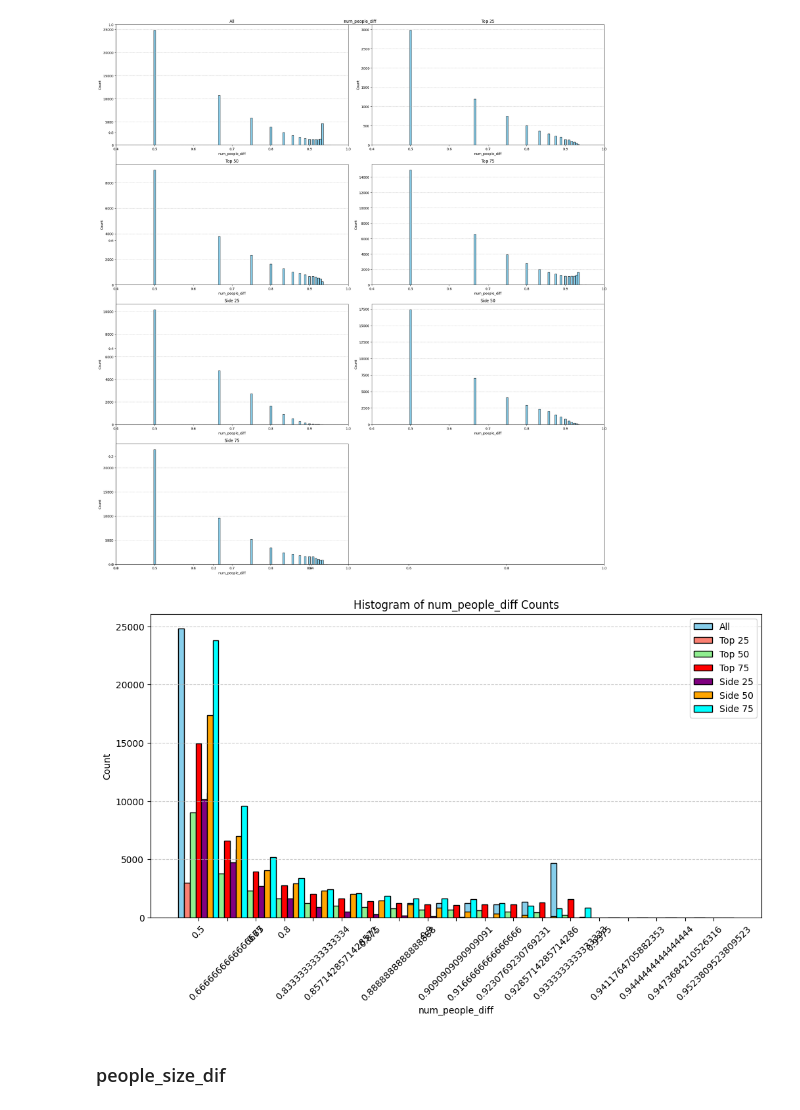
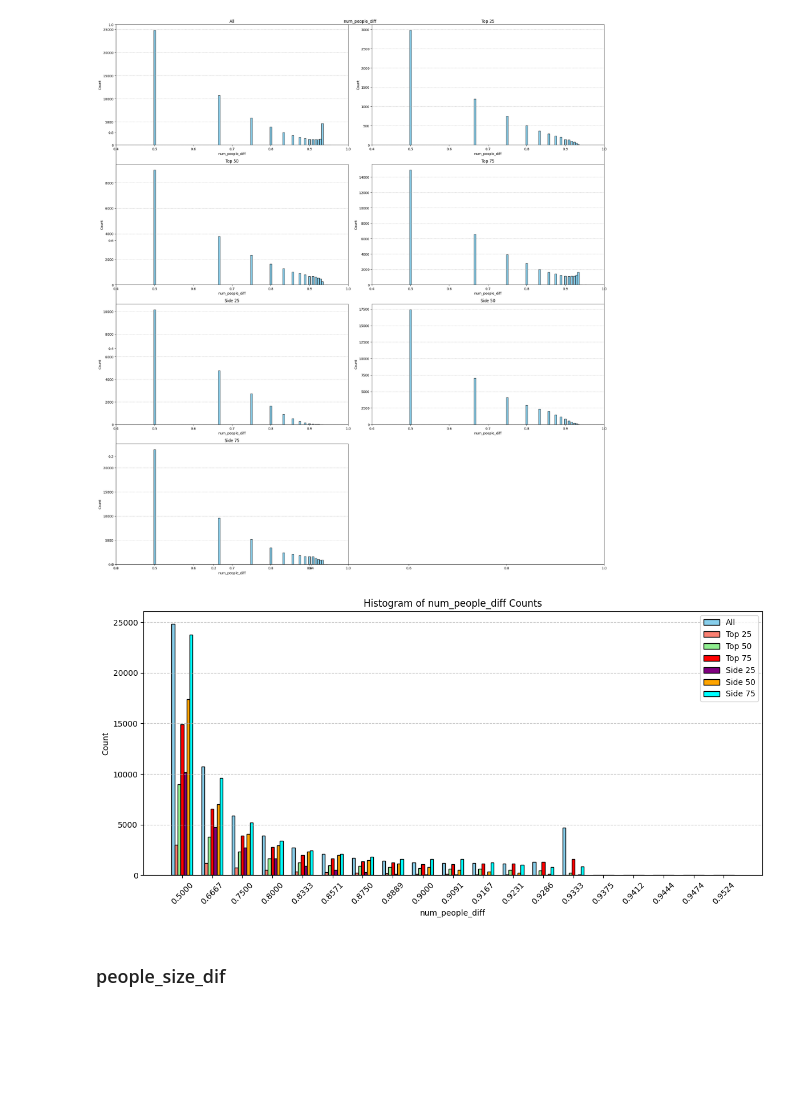
Before and after one commit to federicopaschetta/FemaleObjectificationInMovies, a Jupyter notebook: script.ipynb, the cells around one changed output. Cells and saved outputs as stored; diff of their text form; code cells hidden in the pictures; blank space fills up the shorter version.

```diff
--- a/script.ipynb
+++ b/script.ipynb
@@ -225,28 +225,30 @@ plt.show()
 # %%
 colors = ["skyblue", "salmon", "lightgreen", "red", "purple", "orange", "cyan"]
 
 unique_keys = sorted(set().union(*(df_temp['num_people_diff'].unique() for df_temp in df_list)))
-bar_width = 0.2
+rounded_unique_keys = [f"{key:.4f}" for key in unique_keys]
+
+bar_width = 0.1
 x_positions = np.arange(len(unique_keys))
 
-plt.figure(figsize=(12, 6))
+plt.figure(figsize=(14, 6))
 
 for i, (df_temp, color) in enumerate(zip(df_list, colors)):
     counts = df_temp['num_people_diff'].value_counts()
     values = [counts.get(key, 0) for key in unique_keys]
 
     offset = (i - (len(df_list) - 1) / 2) * bar_width
     plt.bar(x_positions + offset, values, width=bar_width, color=color, edgecolor="black", label=f"DataFrame {i+1}")
 
 plt.xlabel("num_people_diff")
 plt.ylabel("Count")
 plt.title("Histogram of num_people_diff Counts")
-plt.xticks(x_positions, unique_keys, rotation=45)
+plt.xticks(x_positions, rounded_unique_keys, rotation=45)
 plt.grid(axis="y", linestyle="--", alpha=0.7)
 plt.legend(df_names)
 plt.show()
 # %% [output]
-[figure, old version]
+[figure, new version]
 # %% [markdown]
 ### people_size_dif
 # %%
```
Also changed, not shown: parts of 5 cells of this notebook.
